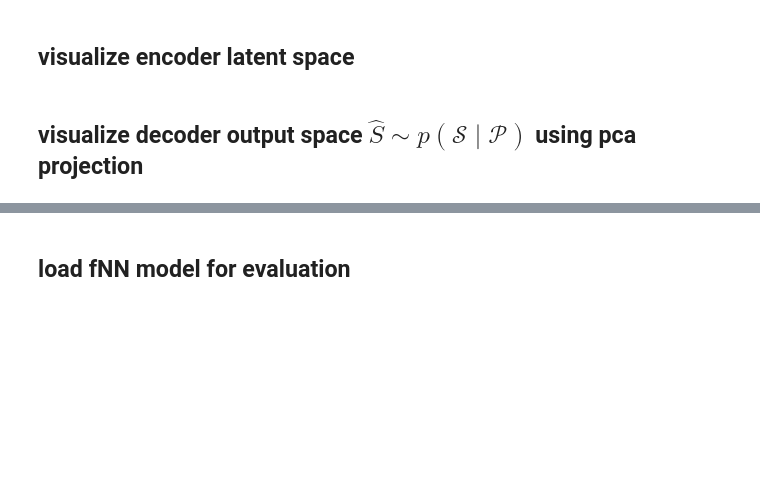
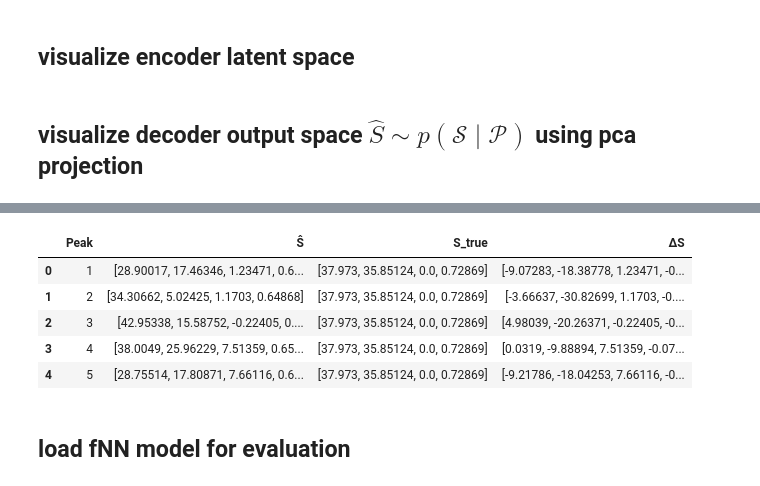
Before and after one commit to ellielin23/inverse_design_spinodoids, a Jupyter notebook: spinodoid_cvae/evaluate.ipynb, the cells around one changed output, grey strips where cells are left out. Cells and saved outputs as stored; diff of their text form; code cells hidden in the pictures; blank space fills up the shorter version.

```diff
--- a/spinodoid_cvae/evaluate.ipynb
+++ b/spinodoid_cvae/evaluate.ipynb
@@ -214,3 +211,29 @@ output.plot_S_hat_space(S_hats, S_true, S_hat_peaks)
+# %%
+# === compare top-k Ŝ to S_true ===
+k = min(5, len(S_hat_peaks))
+rows = []
+
+for i in range(k):
+    S_hat = np.round(S_hat_peaks[i], 5)
+    S_diff = np.round(S_hat_peaks[i] - S_true, 5)
+    S_true_ = np.round(S_true, 5)
+
+    rows.append({
+        "Peak": f"{i+1}",
+        "Ŝ": S_hat,
+        "S_true": S_true_,
+        "ΔS": S_diff
+    })
+
+df = pd.DataFrame(rows)
+df
+# %% [output]
+|  | Peak | Ŝ | S_true | ΔS |
+| 0 | 1 | [28.90017, 17.46346, 1.23471, 0.6... | [37.973, 35.85124, 0.0, 0.72869] | [-9.07283, -18.38778, 1.23471, -0... |
+| 1 | 2 | [34.30662, 5.02425, 1.1703, 0.64868] | [37.973, 35.85124, 0.0, 0.72869] | [-3.66637, -30.82699, 1.1703, -0.... |
+| 2 | 3 | [42.95338, 15.58752, -0.22405, 0.... | [37.973, 35.85124, 0.0, 0.72869] | [4.98039, -20.26371, -0.22405, -0... |
+| 3 | 4 | [38.0049, 25.96229, 7.51359, 0.65... | [37.973, 35.85124, 0.0, 0.72869] | [0.0319, -9.88894, 7.51359, -0.07... |
+| 4 | 5 | [28.75514, 17.80871, 7.66116, 0.6... | [37.973, 35.85124, 0.0, 0.72869] | [-9.21786, -18.04253, 7.66116, -0... |
 # %% [markdown]
 ## load fNN model for evaluation
 # %%
```
Also changed, not shown: parts of 12 cells of this notebook, 44 other files.
